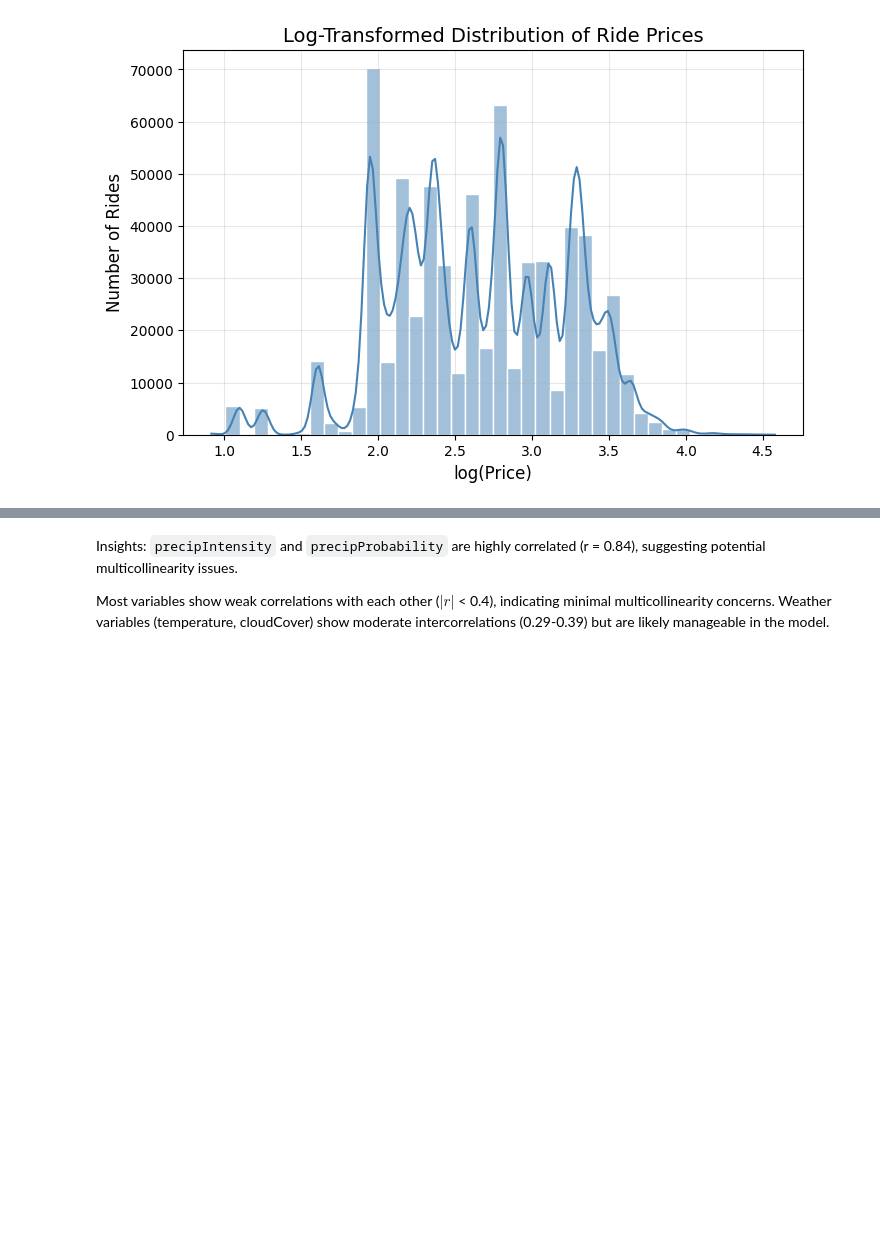
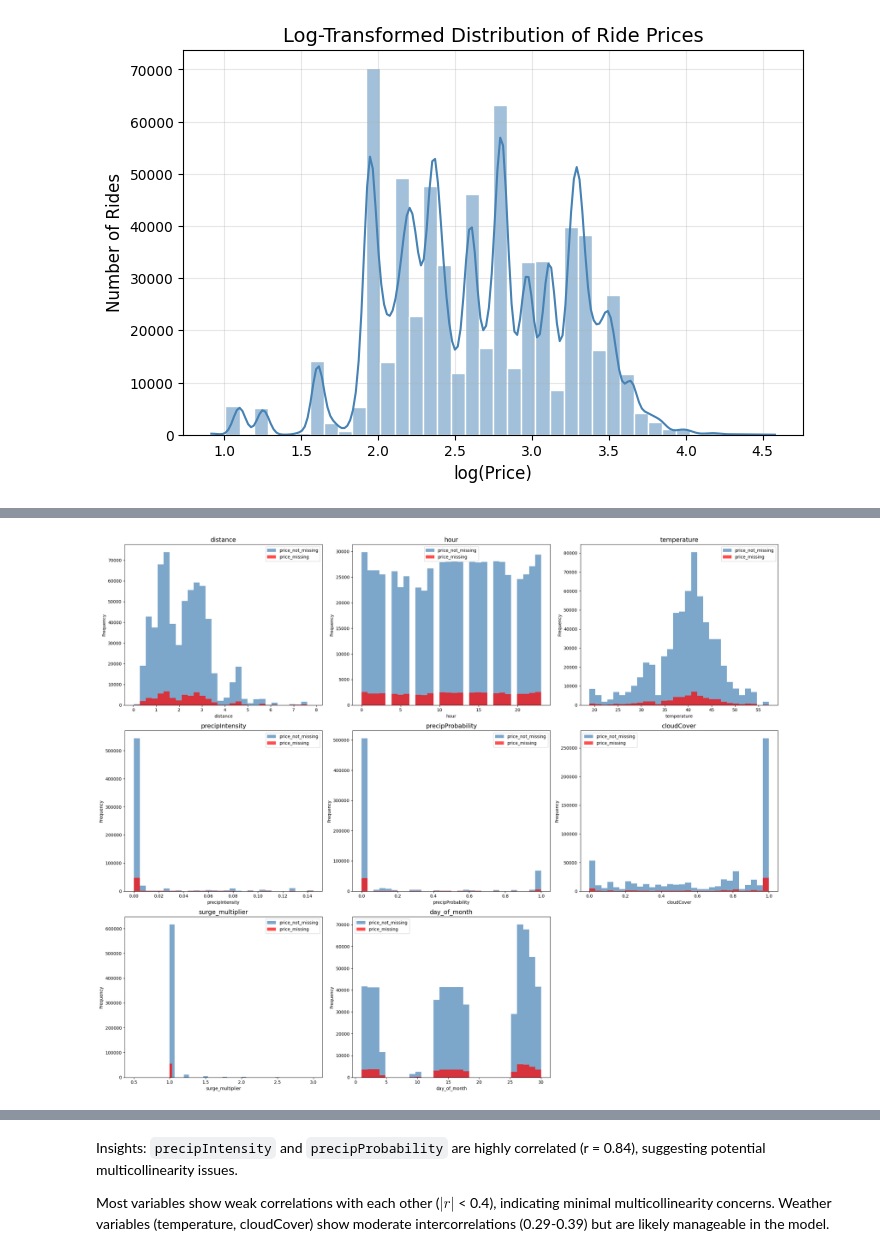
Before and after one commit to CindySun0309/APCOMP209_Final_Project, a Jupyter notebook: EDA.ipynb, the cells around one changed output, grey strips where cells are left out. Drawn from its saved outputs; the diff is of its cells as text; code cells hidden in the pictures; blank space fills up the shorter version.

```diff
--- a/EDA.ipynb
+++ b/EDA.ipynb
@@ -161,0 +232,11 @@ dtype: int64
+# %%
+numerical_var = [
+    "distance",
+    "hour",
+    "temperature",
+    "precipIntensity",
+    "precipProbability",
+    "cloudCover",
+    "surge_multiplier",
+    "day_of_month"
+]
@@ -161,0 +259,41 @@ dtype: int64
+# %%
+n = len(numerical_var)
+rows = math.ceil(n / 3)
+
+fig, axes = plt.subplots(rows, 3, figsize=(22, 6 * rows))
+axes = axes.flatten()
+
+for i, col in enumerate(numerical_var):
+    # valid price values
+    df[df["price"].notna()][col].plot(
+        kind='hist',
+        bins=30,
+        alpha=0.7,
+        color='steelblue',
+        ax=axes[i],
+        label="price_not_missing"
+    )
+
+    # missing price values
+    df[df["price"].isna()][col].plot(
+        kind='hist',
+        bins=30,
+        alpha=0.7,
+        color='red',
+        ax=axes[i],
+        label="price_missing"
+    )
+
+    axes[i].set_title(f"{col}", fontsize=14)
+    axes[i].set_xlabel(col)
+    axes[i].set_ylabel("Frequency")
+    axes[i].legend()
+
+# hide unused subplots (if number of vars not divisible by 3)
+for j in range(i + 1, len(axes)):
+    fig.delaxes(axes[j])
+
+plt.tight_layout()
+plt.show()
+# %% [output]
+[figure, added]
```
Also changed, not shown: parts of 36 cells of this notebook.
